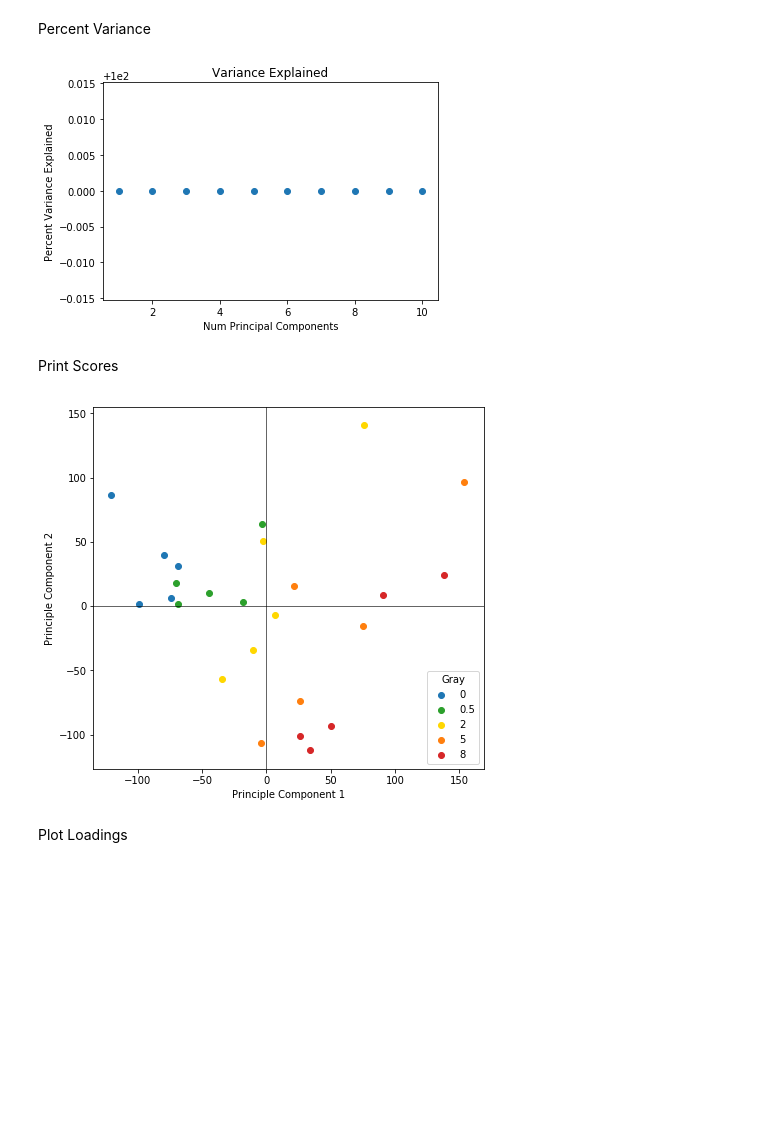
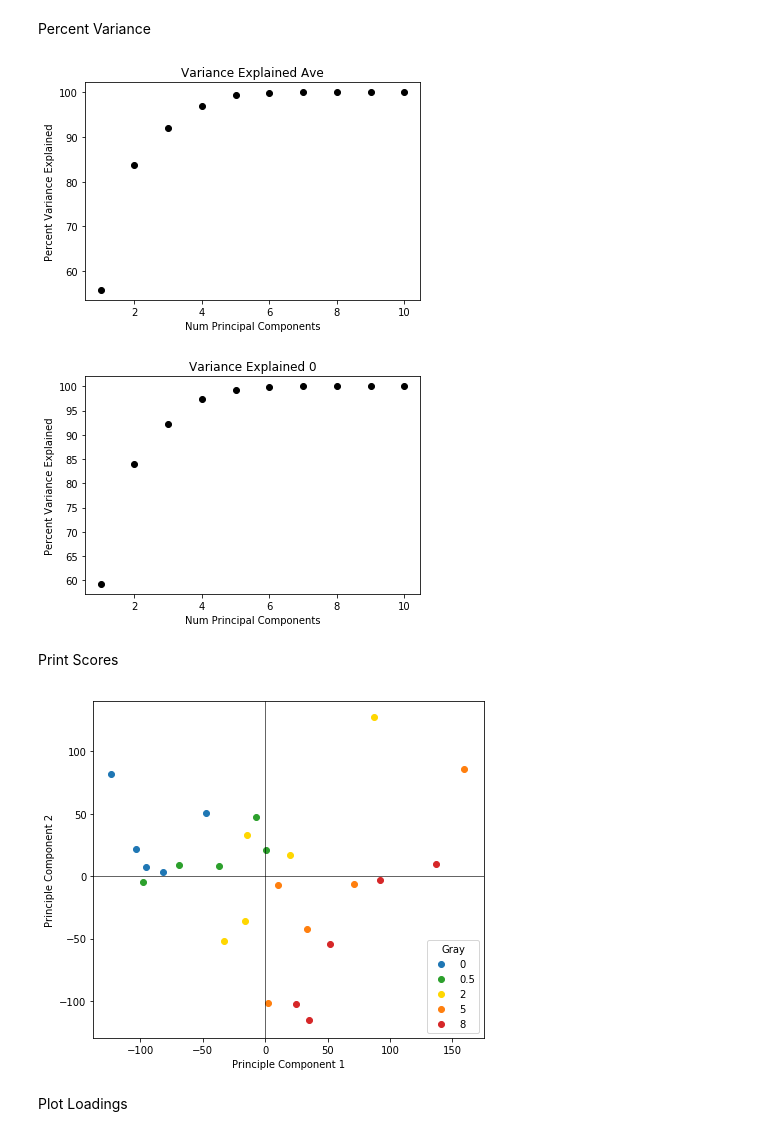
Before and after one commit to S-Ng/BE188_Final_Project, a Jupyter notebook: Greg_Simon_master.ipynb, the cells around one changed output. Cells and saved outputs as stored; diff of their text form; code cells hidden in the pictures; blank space fills up the shorter version.

Commit message:
Fixed percent variance
Still haven't fixed R2 for entire dataset (R2 values are neg)

```diff
--- a/Greg_Simon_master.ipynb
+++ b/Greg_Simon_master.ipynb
@@ -84,37 +84,35 @@ else:
 Percent Variance
 # %%
 def Normalize(X, Y):
+    zero_column = np.zeros(25)
     Xnorm = np.zeros((len(X[:,0]), len(X[0,:])))
     for col in range(len(X[0,:])):
-        if np.sum(X[:,col]) != 0:
+        X_list = X[:,col].tolist() # so that we can use the count function
+        if np.sum(X[:,col]) != 0 and len(X_list) != X_list.count(X_list[0]):
             Xnorm[:,col] = zscore(X[:,col])  # normalize the X data . This zscores the genes
-        else:
-            pass
     Ynorm = zscore(Y)  # normalize the Y data
     return Xnorm, Ynorm
 
-X_avgNorm, DoseNorm = Normalize(X_avg, Dose48)
-Find_nan(X_avgNorm)
-
 def Plt_Variance(X, Y, num_components, title = 'Variance Explained', returnVariance = False):
     Xnorm, Ynorm = Normalize(X, Y)
-
     variance_array = np.zeros(num_components) # calculate variance with different numbers of PLSR
     for i in range(1,num_components+1):
-        plsr = PLSRegression(n_components = num_components)
-        plsr.fit_transform(Xnorm, Ynorm)
+        plsr = PLSRegression(n_components = i) # go for 10
+        plsr.fit(Xnorm, Ynorm)
         variance_array[i-1] = 100*plsr.score(Xnorm,Ynorm)
-    plt.scatter(range(1,num_components+1),variance_array)
+    plt.scatter(range(1,num_components+1),variance_array, color = 'k')
     plt.title(title)
     plt.xlabel("Num Principal Components")
     plt.ylabel("Percent Variance Explained")
     plt.show()
     if returnVariance is True:
         return variance_array
 
-Plt_Variance(X0, Dose48, 10)
+Plt_Variance(X_avg, Dose48, 10, returnVariance = False, title = 'Variance Explained Ave');
+Plt_Variance(X0, Dose48, 10, returnVariance = False, title = 'Variance Explained 0');
 # %% [output]
-[figure, old version]
+[figure, new version]
+[figure, added]
 # %% [markdown]
 Print Scores
 # %%
@@ -149,9 +147,9 @@ def Plt_Scores(X, Y, xbound = None, ybound = None, save = False):
     if save is True:
         plt.savefig('Scores.png', bbox_inches = 'tight')
 
-Plt_Scores(X0, Dose48)
+Plt_Scores(X_avg, Dose48)
 # %% [output]
-[figure, old version]
+[figure, new version]
 # %% [markdown]
 Plot Loadings
 # %%
```
Also changed, not shown: parts of 7 cells of this notebook.
